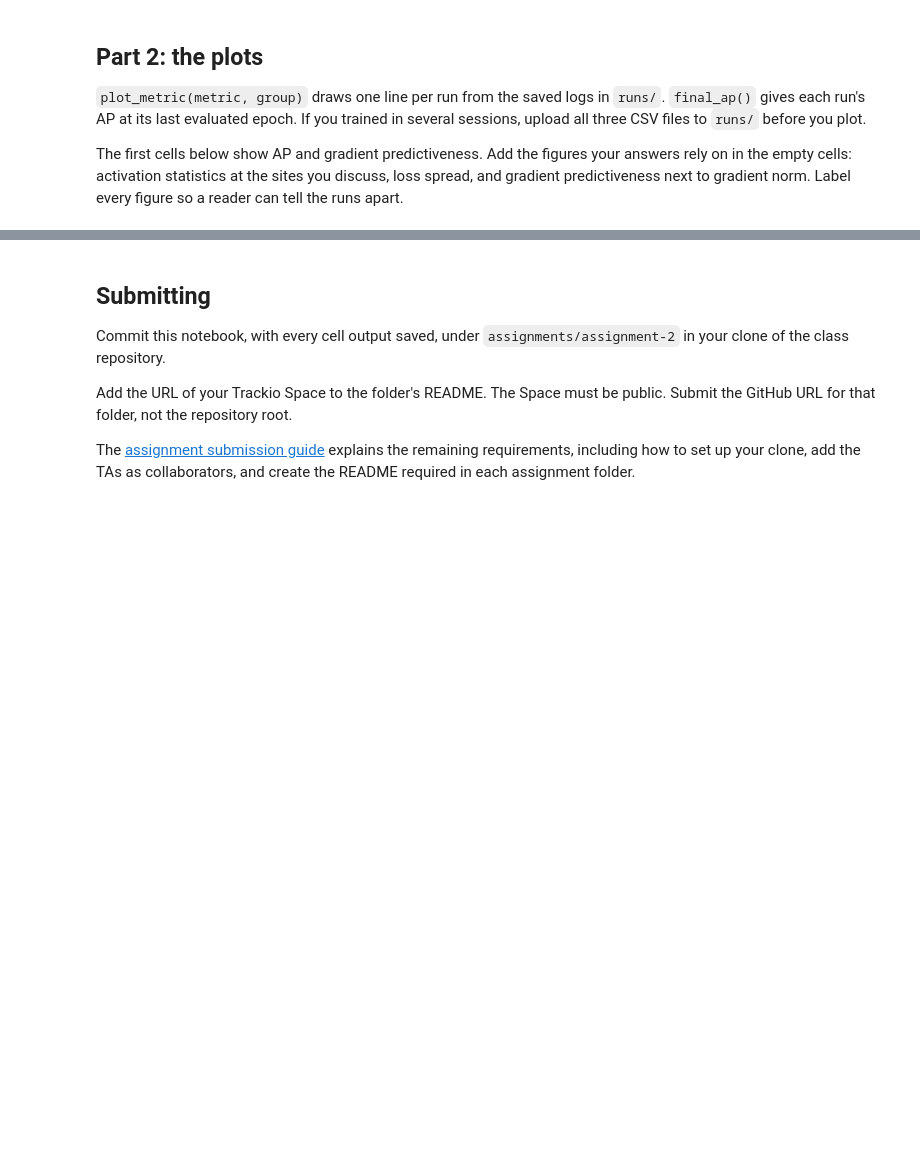
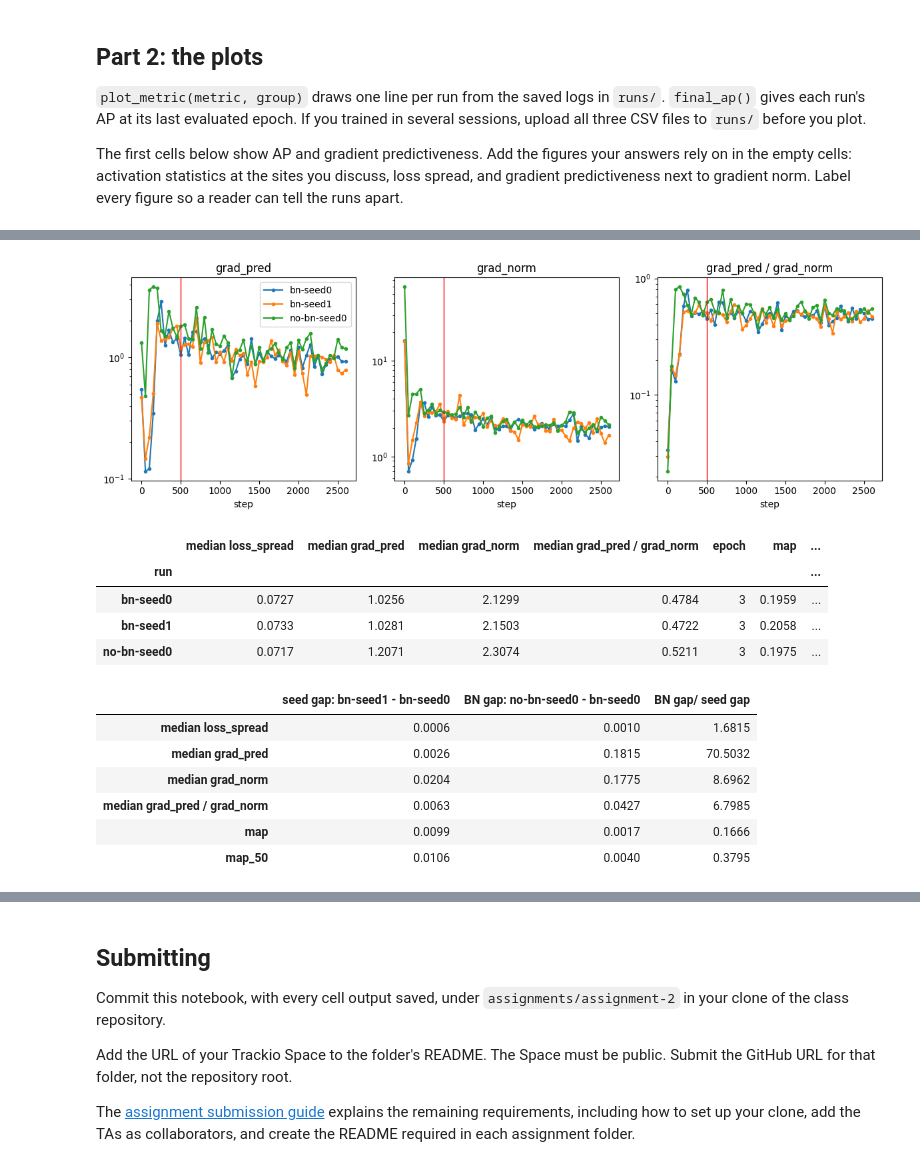
Before and after one commit to nicofernandez-stack/eng-ai-agents, a Jupyter notebook: eng-ai-agents/assignments /assignment-2/Assignment2_PartA.ipynb, the cells around one changed output, grey strips where cells are left out. Cells and saved outputs as stored; diff of their text form; code cells hidden in the pictures; blank space fills up the shorter version.

```diff
--- a/eng-ai-agents/assignments /assignment-2/Assignment2_PartA.ipynb
+++ b/eng-ai-agents/assignments /assignment-2/Assignment2_PartA.ipynb
@@ -64,7 +62,7 @@ if userdata is not None:
 Set `HF_USER` to your Hugging Face username. Do not change the other settings.
 # %%
 HF_USER = "NicolasFernPal"  # your Hugging Face username
-TRACKIO_SPACE = f"{HF_USER}/detection-bn-trackio"  # Space for live curves
+TRACKIO_SPACE = None  # Space for live curves
 BASE_LR = 0.01  # same rate, every arm
 EPOCHS = 4  # epochs per run
 IMAGE_SIZE = 512  # image side in pixels
@@ -717,5 +912,55 @@ plot_metric("smooth", "grad_pred")
 # %%
 # Gradient predictiveness and gradient norm
+smooth_mess = smooth.pivot_table(index=["run","step"], columns="group", values="value").reset_index()
+smooth_mess["grad_pred / grad_norm"] = smooth_mess["grad_pred"]/ smooth_mess["grad_norm"]
+
+
+figu, axes = plt.subplots(1,3, figsize=(12,4), sharex=True)
+for axis, col in zip(axes, ["grad_pred", "grad_norm", "grad_pred / grad_norm"]):
+  for name, rn in smooth_mess.groupby("run"):
+    axis.plot(rn["step"], rn[col], marker='.',label=name)
+  axis.axvline(WARMUP, color="red", linewidth=1.0)
+  axis.set_yscale("log")
+  axis.set_xlabel("step")
+  axis.set_title(col)
+axes[0].legend()
+fig.suptitle("Gradient predictiveness and gradient norm")
+plt.tight_layout()
+plt.show()
+
+
+#number summary for q1 and BN/No-BN with seed distances
+post = smooth_mess[smooth_mess["step"]>=WARMUP]
+summ=post.groupby("run")[["loss_spread","grad_pred", "grad_norm", "grad_pred / grad_norm"]].median()
+summ.columns = [f'median {col}' for col in summ.columns]
+ap = final_ap()
+if ap is not None:
+  summ = summ.join(ap[["epoch","map","map_50"]])
+summ = summ.reindex([run for run in RUN_ORDER if run in summ.index])
+display(summ.round(4))
+
+
+if{"bn-seed0", "bn-seed1","no-bn-seed0"} <= set(summ.index):
+  gaps = pd.DataFrame({
+      "seed gap: bn-seed1 - bn-seed0": (summ.loc["bn-seed1"] - summ.loc["bn-seed0"]).abs(),
+      "BN gap: no-bn-seed0 - bn-seed0": (summ.loc["no-bn-seed0"] - summ.loc["bn-seed0"]).abs(),
+  })
+  gaps["BN gap/ seed gap"] = gaps.iloc[:, 1] / gaps.iloc[:, 0]
+  display(gaps.drop(index="epoch", errors="ignore").round(4))
+# %% [output]
+[figure, added]
+|  | median loss_spread | median grad_pred | median grad_norm | median grad_pred / grad_norm | epoch | map | ... |
+| run |  |  |  |  |  |  | ... |
+| bn-seed0 | 0.0727 | 1.0256 | 2.1299 | 0.4784 | 3 | 0.1959 | ... |
+| bn-seed1 | 0.0733 | 1.0281 | 2.1503 | 0.4722 | 3 | 0.2058 | ... |
+| no-bn-seed0 | 0.0717 | 1.2071 | 2.3074 | 0.5211 | 3 | 0.1975 | ... |
+|  | seed gap: bn-seed1 - bn-seed0 | BN gap: no-bn-seed0 - bn-seed0 | BN gap/ seed gap |
+| median loss_spread | 0.0006 | 0.0010 | 1.6815 |
+| median grad_pred | 0.0026 | 0.1815 | 70.5032 |
+| median grad_norm | 0.0204 | 0.1775 | 8.6962 |
+| median grad_pred / grad_norm | 0.0063 | 0.0427 | 6.7985 |
+| map | 0.0099 | 0.0017 | 0.1666 |
+| map_50 | 0.0106 | 0.0040 | 0.3795 |
 # %% [markdown]
 ## Part 3: questions
 
```
Also changed, not shown: parts of 22 cells of this notebook.
